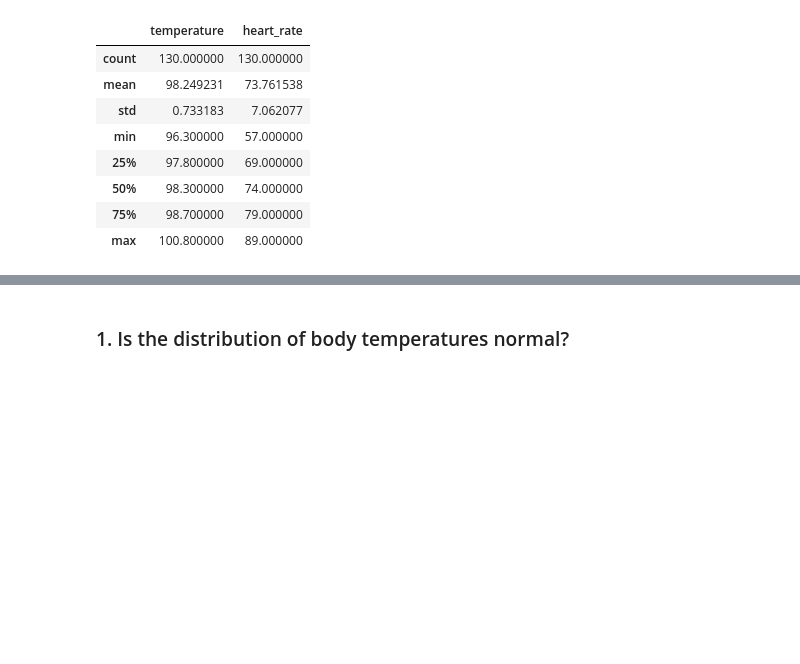
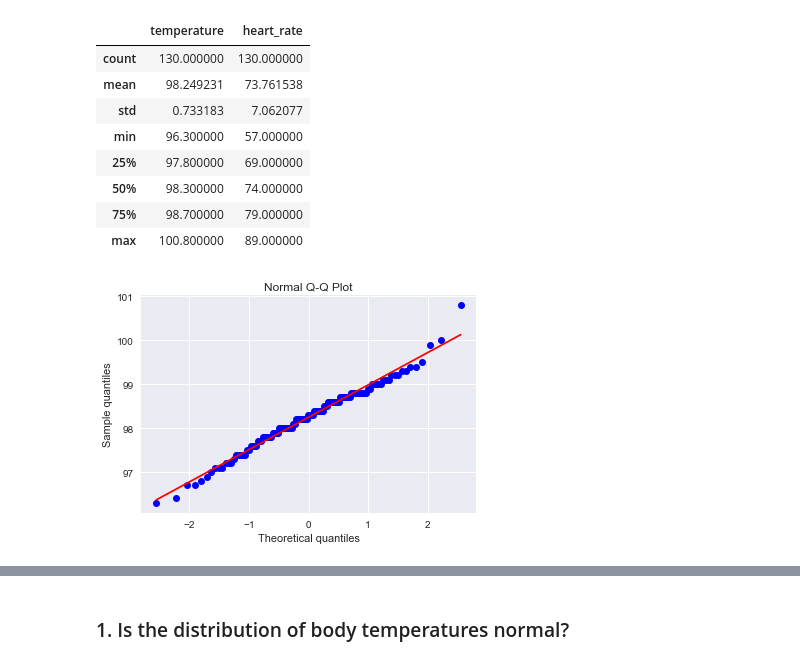
Before and after one commit to chinshaunakdesai/DataScienceWork, a Jupyter notebook: HumanBodyTempEDA/Chintan_HumanBodyTemp_EDA_Statistics.ipynb, the cells around one changed output, grey strips where cells are left out. Drawn from its saved outputs; the diff is of its cells as text; code cells hidden in the pictures; blank space fills up the shorter version.

```diff
--- a/HumanBodyTempEDA/Chintan_HumanBodyTemp_EDA_Statistics.ipynb
+++ b/HumanBodyTempEDA/Chintan_HumanBodyTemp_EDA_Statistics.ipynb
@@ -101,3 +101,10 @@ df.describe()
 | 50% | 98.300000 | 74.000000 |
 | 75% | 98.700000 | 79.000000 |
 | max | 100.800000 | 89.000000 |
+# %%
+stats.probplot(df['temperature'], dist="norm", plot=pylab)
+pylab.title("Normal Q-Q Plot")
+pylab.ylabel("Sample quantiles")
+pylab.show()
+# %% [output]
+[figure, added]
```
Also changed, not shown: parts of 10 cells of this notebook.
